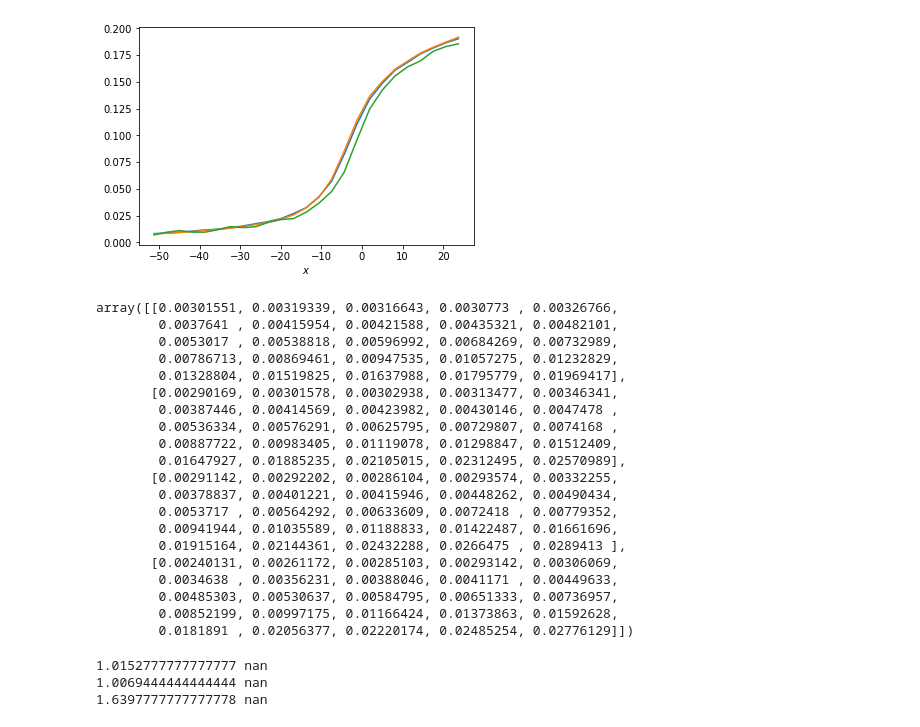
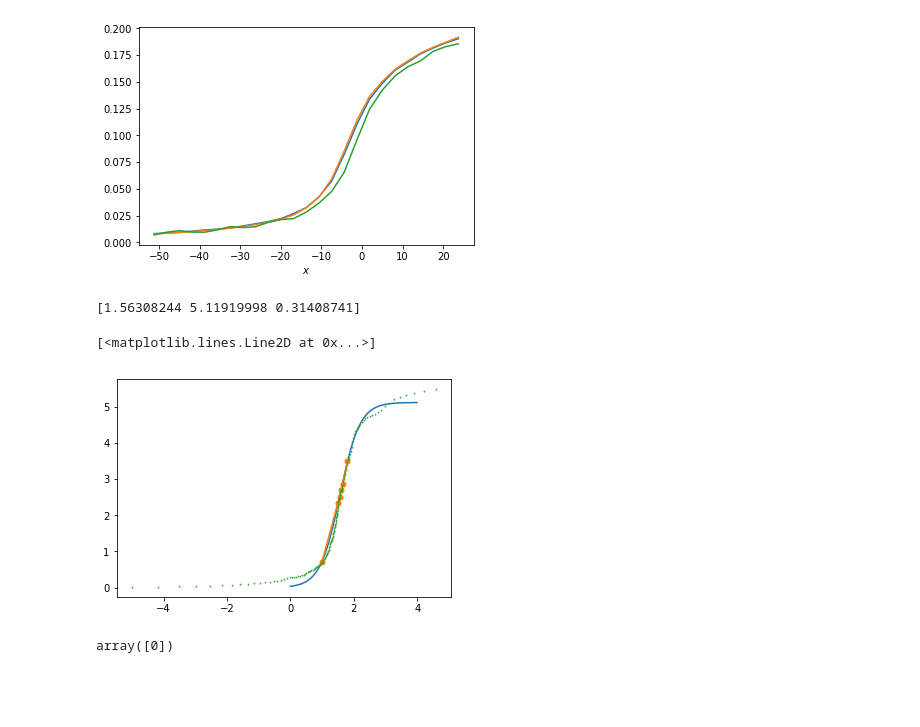
Before and after one commit to nacs-lab/yw-data, a Jupyter notebook: tenpy_results/interaction_effect_24sites.ipynb, the cells around one changed output. Cells and saved outputs as stored; diff of their text form; code cells hidden in the pictures; blank space fills up the shorter version.

```diff
--- a/tenpy_results/interaction_effect_24sites.ipynb
+++ b/tenpy_results/interaction_effect_24sites.ipynb
@@ -440,37 +479,24 @@ ax.set_xlabel(r'$x$')
 plt.show()
 # %% [output]
 [figure]
-# %%
-dy
-# %% [output]
-array([[0.00301551, 0.00319339, 0.00316643, 0.0030773 , 0.00326766,
-        0.0037641 , 0.00415954, 0.00421588, 0.00435321, 0.00482101,
-        0.0053017 , 0.00538818, 0.00596992, 0.00684269, 0.00732989,
-        0.00786713, 0.00869461, 0.00947535, 0.01057275, 0.01232829,
-        0.01328804, 0.01519825, 0.01637988, 0.01795779, 0.01969417],
-       [0.00290169, 0.00301578, 0.00302938, 0.00313477, 0.00346341,
-        0.00387446, 0.00414569, 0.00423982, 0.00430146, 0.0047478 ,
-        0.00536334, 0.00576291, 0.00625795, 0.00729807, 0.0074168 ,
-        0.00887722, 0.00983405, 0.01119078, 0.01298847, 0.01512409,
-        0.01647927, 0.01885235, 0.02105015, 0.02312495, 0.02570989],
-       [0.00291142, 0.00292202, 0.00286104, 0.00293574, 0.00332255,
-        0.00378837, 0.00401221, 0.00415946, 0.00448262, 0.00490434,
-        0.0053717 , 0.00564292, 0.00633609, 0.0072418 , 0.00779352,
-        0.00941944, 0.01035589, 0.01188833, 0.01422487, 0.01661696,
-        0.01915164, 0.02144361, 0.02432288, 0.0266475 , 0.0289413 ],
-       [0.00240131, 0.00261172, 0.00285103, 0.00293142, 0.00306069,
-        0.0034638 , 0.00356231, 0.00388046, 0.0041171 , 0.00449633,
-        0.00485303, 0.00530637, 0.00584795, 0.00651333, 0.00736957,
-        0.00852199, 0.00997175, 0.01166424, 0.01373863, 0.01592628,
-        0.0181891 , 0.02056377, 0.02220174, 0.02485254, 0.02776129]])
-# %%
-print(res.zeta,res.dzeta)
-print(res.nu,res.dnu)
-print(res.rho,res.drho)
-# %% [output]
-1.0152777777777777 nan
-1.0069444444444444 nan
-1.6397777777777778 nan
+# %%
+def func_logistic(x,x0,A,B):
+    return A/(1+np.exp(-(x-x0)/B))
+# %%
+p,perr = curve_fit(func_logistic,sampled_x,sampled_y,p0=[1.45,13,0.3])
+print(p)
+plot_x = np.arange(0,4,0.01)
+plt.plot(plot_x,func_logistic(plot_x,*p))
+plt.plot(sampled_x,sampled_y,marker = 'o',markersize =5)
+plt.plot(x,y,marker = '^',markersize = 1, ls ='')
+# %% [output]
+[1.56308244 5.11919998 0.31408741]
+[<matplotlib.lines.Line2D at 0x...>]
+[figure, added]
+# %%
+plot_x
+# %% [output]
+array([0])
 # %%
 #run options
 #     'run_options' : {
```
Also changed, not shown: parts of 3 cells of this notebook, 1 other file.
